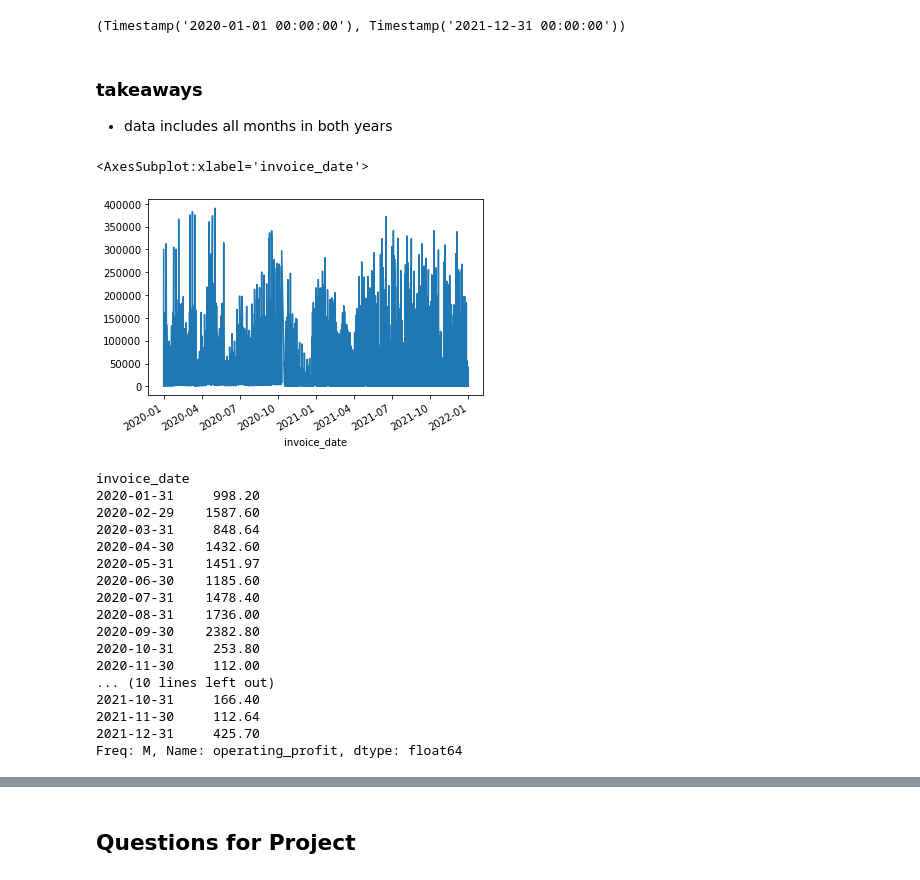
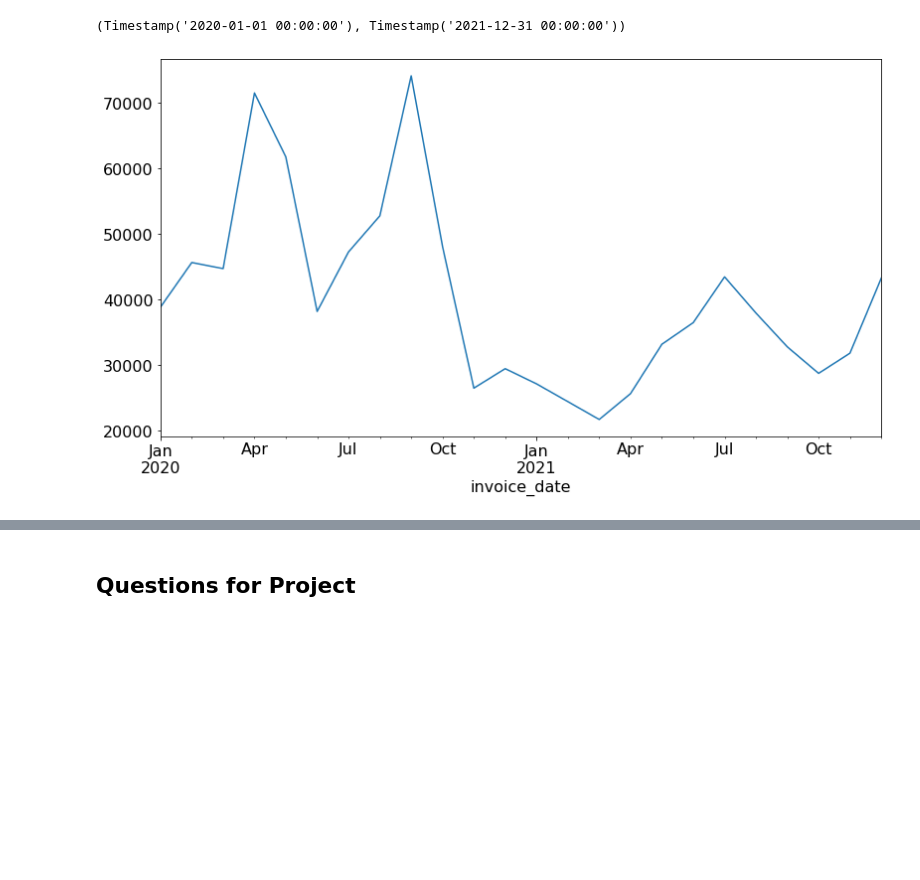
Before and after one commit to allantestaten/adidas_time_series, a Jupyter notebook: explore_time_series.ipynb, the cells around one changed output, grey strips where cells are left out. Drawn from its saved outputs; the diff is of its cells as text; code cells hidden in the pictures; blank space fills up the shorter version.

```diff
--- a/explore_time_series.ipynb
+++ b/explore_time_series.ipynb
@@ -162,34 +98,10 @@ array(['January', 'February', 'March', 'April', 'May', 'July', 'August',
 df.index.min(), df.index.max()
 # %% [output]
 (Timestamp('2020-01-01 00:00:00'), Timestamp('2021-12-31 00:00:00'))
-# %% [markdown]
-### takeaways
-- data includes all months in both years
-# %%
-# visualizing target variable
-df.operating_profit.plot()
-# %% [output]
-<AxesSubplot:xlabel='invoice_date'>
-[figure, removed]
 # %%
-# visualize the minimum operating profit
-df.resample('M').operating_profit.min()
+# visualize the split data by Month
+
+Monthly_performance=df.resample('M').operating_profit.mean().plot()
 # %% [output]
-invoice_date
-2020-01-31     998.20
-2020-02-29    1587.60
-2020-03-31     848.64
-2020-04-30    1432.60
-2020-05-31    1451.97
-2020-06-30    1185.60
-2020-07-31    1478.40
-2020-08-31    1736.00
-2020-09-30    2382.80
-2020-10-31     253.80
-2020-11-30     112.00
-... (10 lines left out)
-2021-10-31     166.40
-2021-11-30     112.64
-2021-12-31     425.70
-Freq: M, Name: operating_profit, dtype: float64
+[figure, added]
 # %%
```
Also changed, not shown: parts of 118 cells of this notebook.
